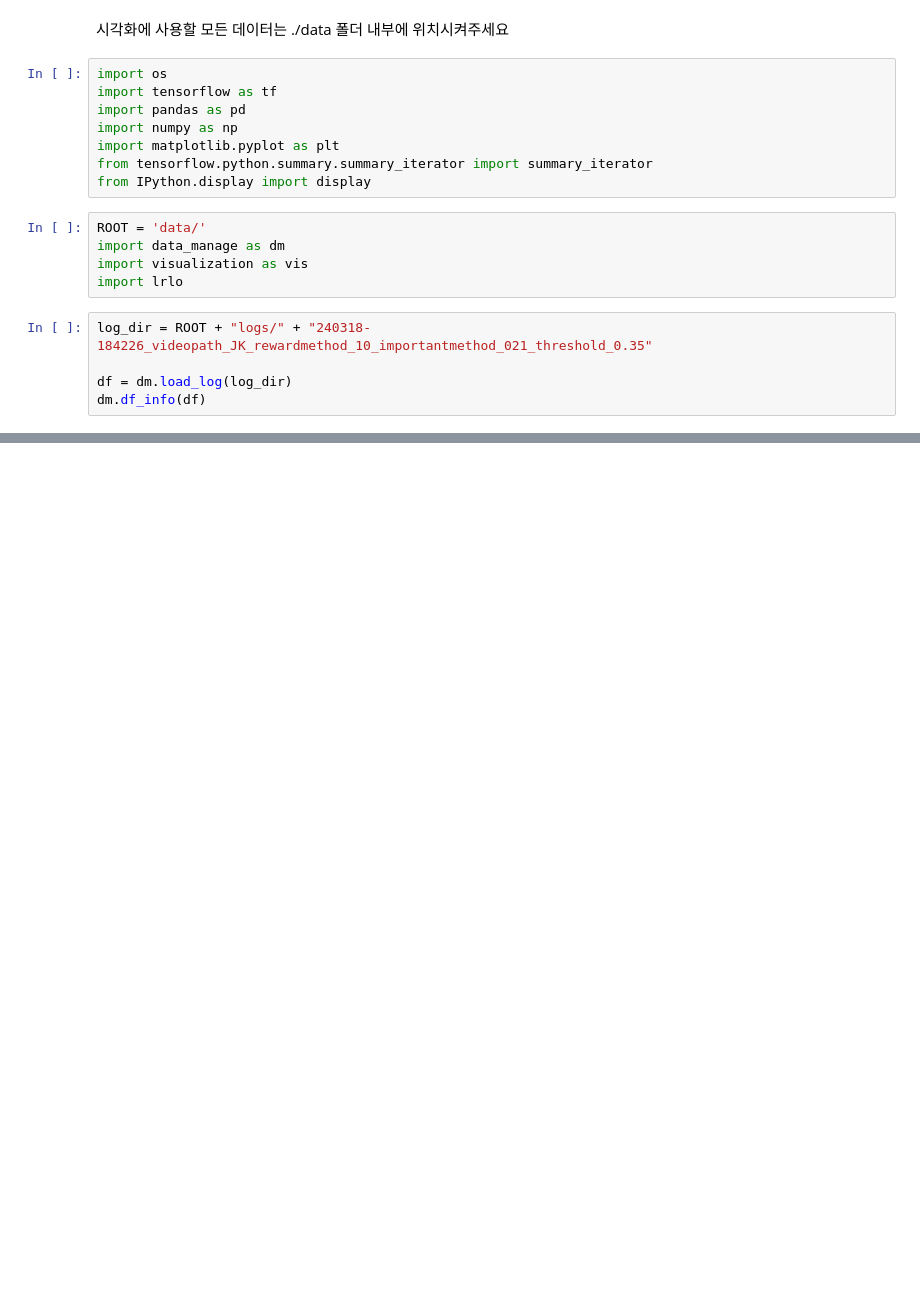
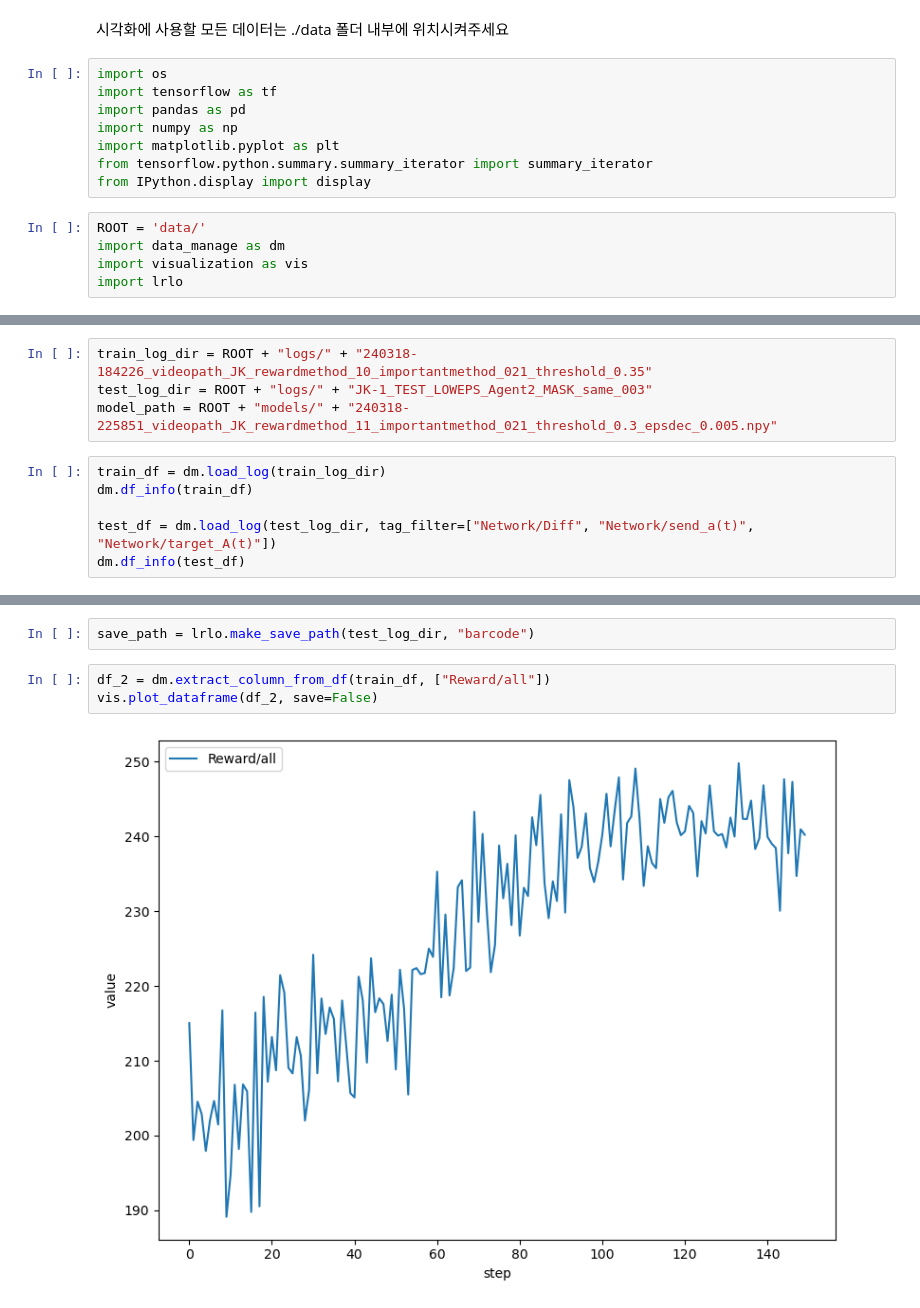
Before and after one commit to webb-c/Visualization-is-All-you-Need, a Jupyter notebook: show.ipynb, the cells around one changed output, grey strips where cells are left out. Drawn from its saved outputs; the diff is of its cells as text; blank space fills up the shorter version.

Commit message:
add: basic plot function

```diff
--- a/show.ipynb
+++ b/show.ipynb
@@ -13,8 +13,3 @@ ROOT = 'data/'
 import data_manage as dm
 import visualization as vis
 import lrlo
-# %%
-log_dir = ROOT + "logs/" + "240318-184226_videopath_JK_rewardmethod_10_importantmethod_021_threshold_0.35"
-
-df = dm.load_log(log_dir)
-dm.df_info(df)
@@ -55,0 +16,10 @@ DataFrame TAIL:
+# %%
+train_log_dir = ROOT + "logs/" + "240318-184226_videopath_JK_rewardmethod_10_importantmethod_021_threshold_0.35"
+test_log_dir = ROOT + "logs/" + "JK-1_TEST_LOWEPS_Agent2_MASK_same_003"
+model_path = ROOT + "models/" + "240318-225851_videopath_JK_rewardmethod_11_importantmethod_021_threshold_0.3_epsdec_0.005.npy"
+# %%
+train_df = dm.load_log(train_log_dir)
+dm.df_info(train_df)
+
+test_df = dm.load_log(test_log_dir, tag_filter=["Network/Diff", "Network/send_a(t)", "Network/target_A(t)"])
+dm.df_info(test_df)
@@ -55,0 +92,7 @@ DataFrame TAIL:
+# %%
+save_path = lrlo.make_save_path(test_log_dir, "barcode")
+# %%
+df_2 = dm.extract_column_from_df(train_df, ["Reward/all"])
+vis.plot_dataframe(df_2, save=False)
+# %% [output]
+[figure, added]
```
Also changed, not shown: parts of 5 cells of this notebook, 2 other files.
